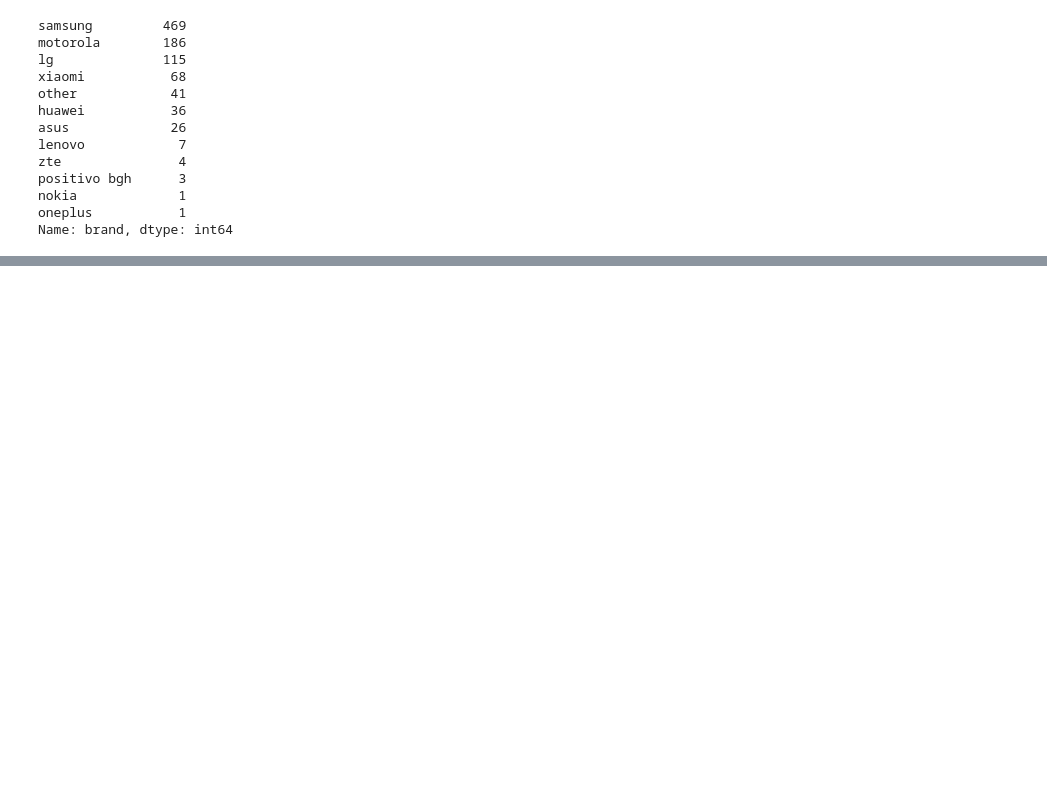
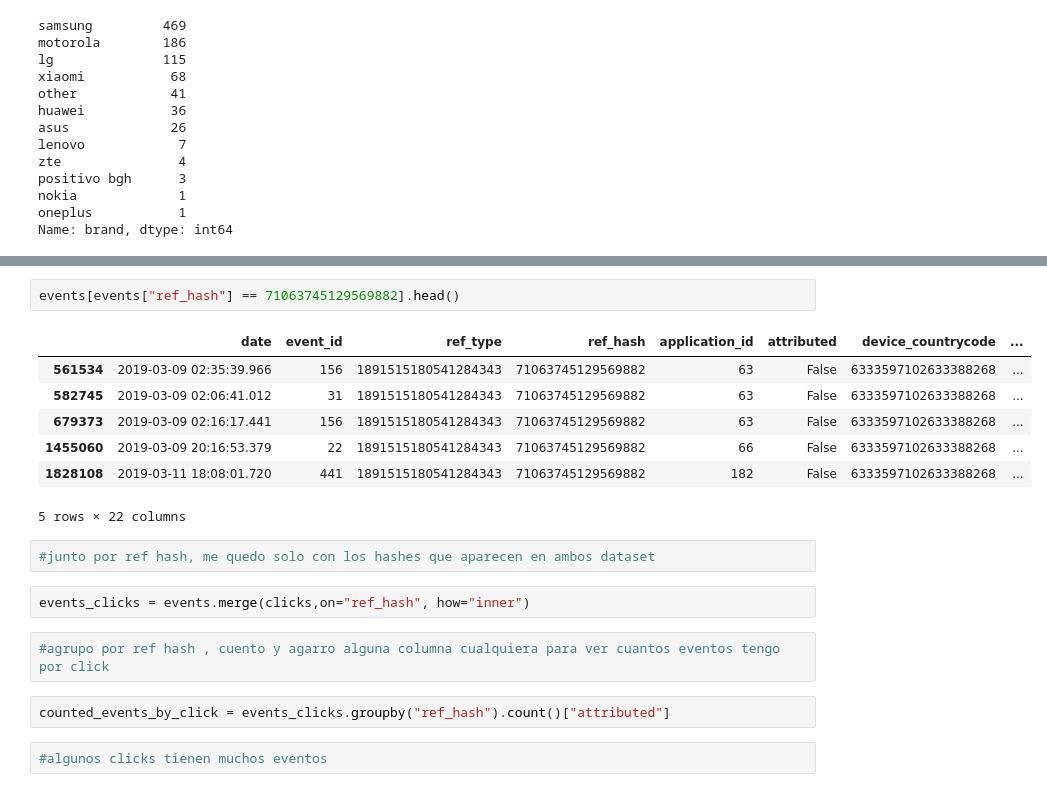
Before and after one commit to MartinRosasSommer/Datos2019, a Jupyter notebook: Analisis 1.ipynb, the cells around one changed output, grey strips where cells are left out. Cells and saved outputs as stored; diff of their text form; blank space fills up the shorter version.

```diff
--- a/Analisis 1.ipynb
+++ b/Analisis 1.ipynb
@@ -359,0 +421,20 @@ Name: brand, dtype: int64
+# %%
+events[events["ref_hash"] == 71063745129569882].head()
+# %% [output]
+|  | date | event_id | ref_type | ref_hash | application_id | attributed | device_countrycode | ... |
+| 561534 | 2019-03-09 02:35:39.966 | 156 | 1891515180541284343 | 71063745129569882 | 63 | False | 6333597102633388268 | ... |
+| 582745 | 2019-03-09 02:06:41.012 | 31 | 1891515180541284343 | 71063745129569882 | 63 | False | 6333597102633388268 | ... |
+| 679373 | 2019-03-09 02:16:17.441 | 156 | 1891515180541284343 | 71063745129569882 | 63 | False | 6333597102633388268 | ... |
+| 1455060 | 2019-03-09 20:16:53.379 | 22 | 1891515180541284343 | 71063745129569882 | 66 | False | 6333597102633388268 | ... |
+| 1828108 | 2019-03-11 18:08:01.720 | 441 | 1891515180541284343 | 71063745129569882 | 182 | False | 6333597102633388268 | ... |
+5 rows × 22 columns
+# %%
+#junto por ref hash, me quedo solo con los hashes que aparecen en ambos dataset
+# %%
+events_clicks = events.merge(clicks,on="ref_hash", how="inner")
+# %%
+#agrupo por ref hash , cuento y agarro alguna columna cualquiera para ver cuantos eventos tengo por click
+# %%
+counted_events_by_click = events_clicks.groupby("ref_hash").count()["attributed"]
+# %%
+#algunos clicks tienen muchos eventos
```
Also changed, not shown: parts of 22 cells of this notebook.
